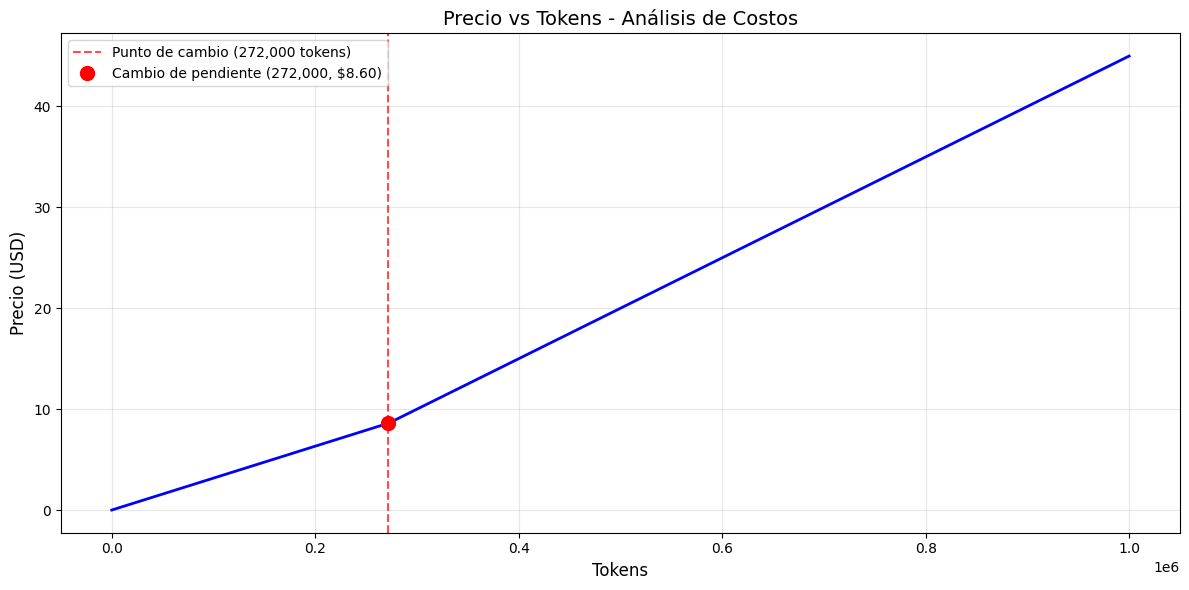
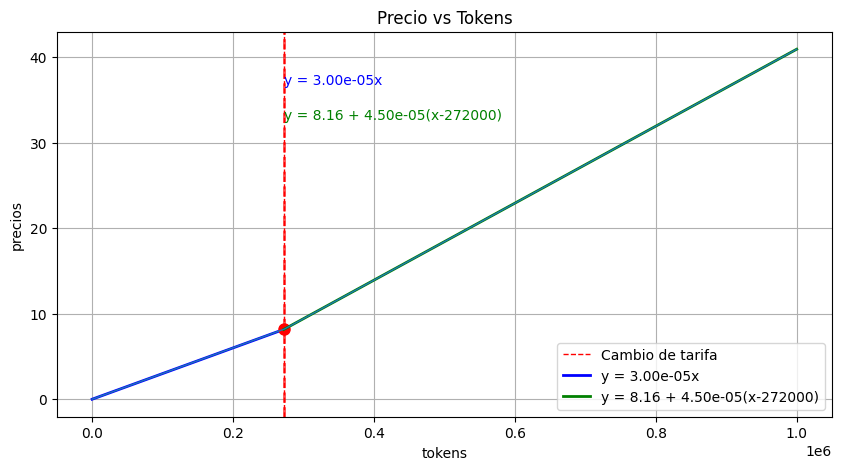
The notebook cell's code change between the first figure and the second:
--- before
+++ after
@@ -1,20 +1,17 @@
 import matplotlib.pyplot as plt
 
-# Calcular el precio en el punto de cambio
-punto_cambio_tokens = 272000
-punto_cambio_precio = 0.0000316 * punto_cambio_tokens
-
-plt.figure(figsize=(12, 6))
-plt.plot(tokens_array, precios, linewidth=2, color='blue')
-plt.axvline(x=272000, color='red', linestyle='--', linewidth=1.5, alpha=0.7, label='Punto de cambio (272,000 tokens)')
-
-# Marcar el punto medio donde cambia la pendiente
-plt.plot(punto_cambio_tokens, punto_cambio_precio, 'ro', markersize=10, label=f'Cambio de pendiente ({punto_cambio_tokens:,}, ${punto_cambio_precio:.2f})')
-
-plt.xlabel('Tokens', fontsize=12)
-plt.ylabel('Precio (USD)', fontsize=12)
-plt.title('Precio vs Tokens - Análisis de Costos', fontsize=14)
-plt.grid(True, alpha=0.3)
-plt.legend(fontsize=10)
-plt.tight_layout()
+plt.figure(figsize=(10, 5))
+plt.axvline(x=limite, color='red', linestyle='--', linewidth=1, label='Cambio de tarifa')
+plt.text(limite, max(precios)*0.9, f'y = {tarifa_short:.2e}x', fontsize=10, color='blue')
+plt.text(limite, max(precios)*0.8, f'y = {costo_base_limite:.2f} + {tarifa_long:.2e}(x-{limite})', fontsize=10, color='green')
+plt.axvline(x=limite, color='red', linestyle='--', linewidth=2, alpha=0.7)
+plt.plot(tokens[:limite+1], precios[:limite+1], linewidth=2, color='blue', label=f'y = {tarifa_short:.2e}x')
+plt.plot([limite], [costo_base_limite], 'ro', markersize=8)
+plt.plot(tokens[limite:], precios[limite:], linewidth=2, color='green', label=f'y = {costo_base_limite:.2f} + {tarifa_long:.2e}(x-{limite})')
+plt.legend()
+plt.plot(tokens, precios, linewidth=1)
+plt.xlabel('tokens')
+plt.ylabel('precios')
+plt.title('Precio vs Tokens')
+plt.grid(True)
 plt.show()

Commit: upload precioc vs tokens finalizado